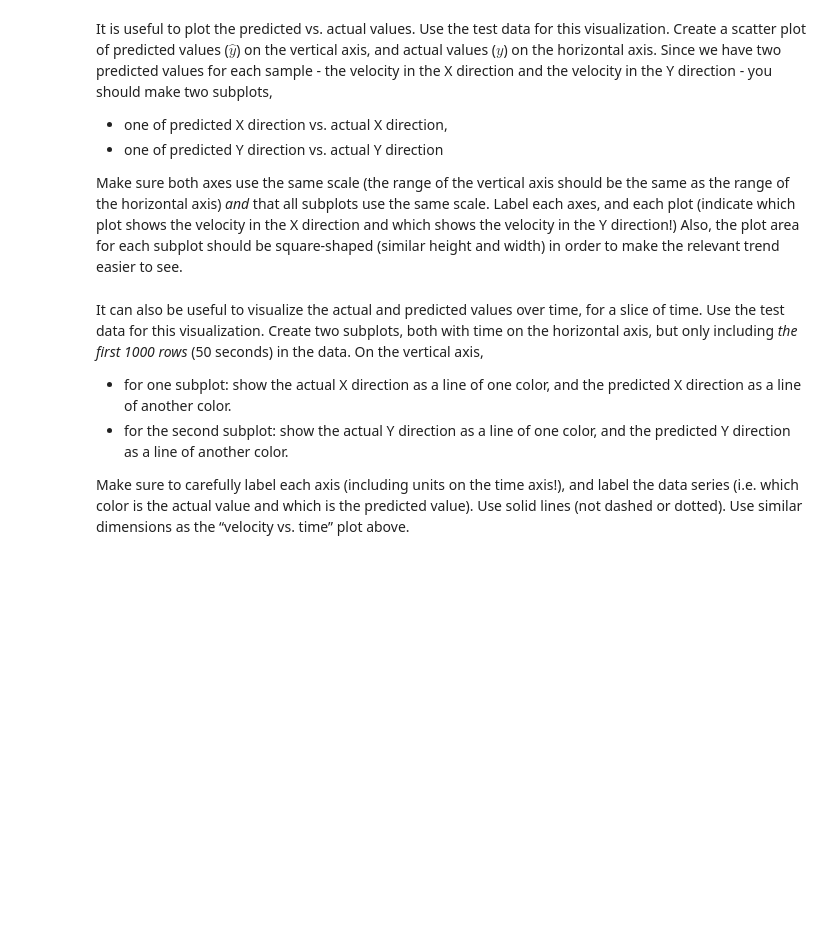
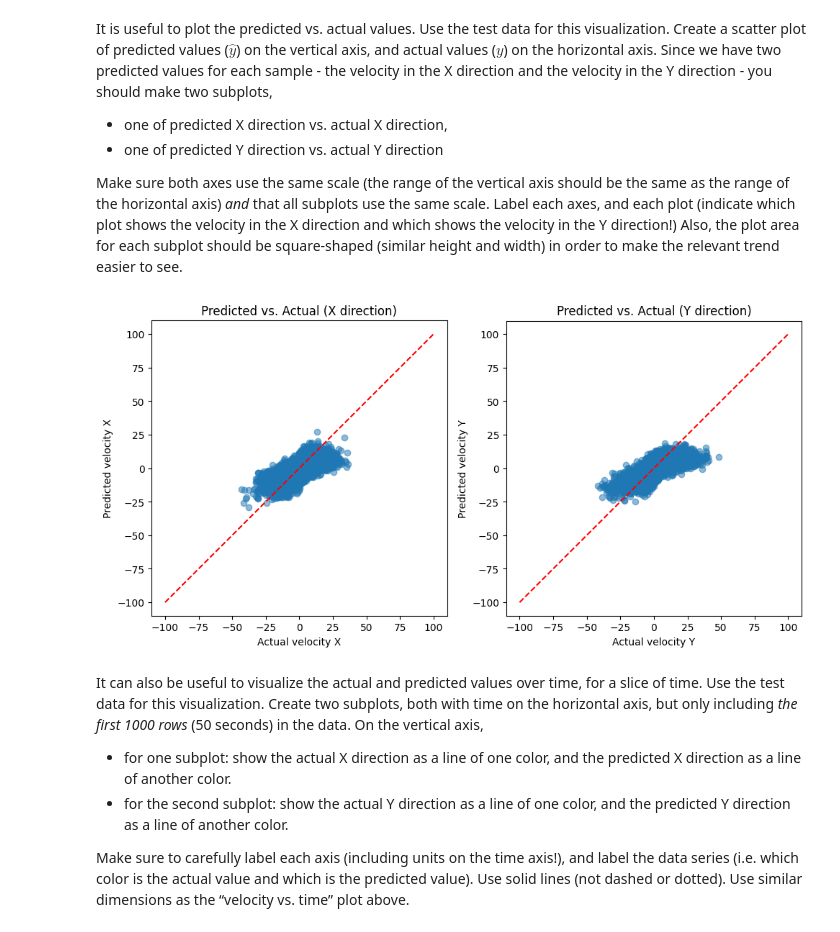
Before and after one commit to lz3546-cloud/IntroML, a Jupyter notebook: notebooks/4-neural-model-selection-hw.ipynb, the cells around one changed output. Drawn from its saved outputs; the diff is of its cells as text; code cells hidden in the pictures; blank space fills up the shorter version.

```diff
--- a/notebooks/4-neural-model-selection-hw.ipynb
+++ b/notebooks/4-neural-model-selection-hw.ipynb
@@ -195,3 +190,27 @@ Make sure both axes use the same scale (the range of the vertical axis should be
+# %%
+# TODO: Predicted values vs true values visualization
+fig, axes = plt.subplots(1, 2, figsize=(10, 5))
+
+# scatter for X-direction velocity
+axes[0].scatter(yts[:, 0], yhat_no_dly[:, 0], alpha=0.5)
+axes[0].plot([-100, 100], [-100, 100], 'r--')  # 45° reference line
+axes[0].set_xlabel("Actual velocity X")
+axes[0].set_ylabel("Predicted velocity X")
+axes[0].set_title("Predicted vs. Actual (X direction)")
+axes[0].axis("square")
+
+# scatter for Y-direction velocity
+axes[1].scatter(yts[:, 1], yhat_no_dly[:, 1], alpha=0.5)
+axes[1].plot([-100, 100], [-100, 100], 'r--')
+axes[1].set_xlabel("Actual velocity Y")
+axes[1].set_ylabel("Predicted velocity Y")
+axes[1].set_title("Predicted vs. Actual (Y direction)")
+axes[1].axis("square")
+
+plt.tight_layout()
+plt.show()
+# %% [output]
+[figure, added]
 # %% [markdown]
 It can also be useful to visualize the actual and predicted values over time, for a slice of time. Use the test data for this visualization. Create two subplots, both with time on the horizontal axis, but only including *the first 1000 rows* (50 seconds) in the data. On the vertical axis,
 
```
Also changed, not shown: parts of 14 cells of this notebook.
